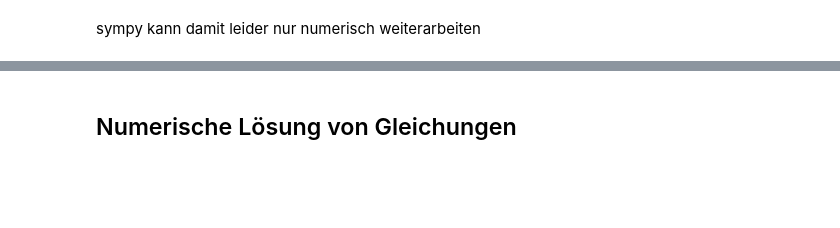
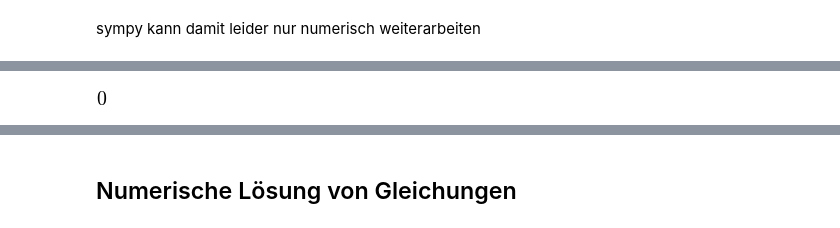
Before and after one commit to Ruediger-Braun/compana16, a Jupyter notebook: Lektion05.ipynb, the cells around one changed output, grey strips where cells are left out. Drawn from its saved outputs; the diff is of its cells as text; code cells hidden in the pictures; blank space fills up the shorter version.

```diff
--- a/Lektion05.ipynb
+++ b/Lektion05.ipynb
@@ -84,4 +110,6 @@ print([l.n() for l in Lsg])
 # %%
-f.subs(x, list(rlsg)[0])
+f.subs(x, list(rlsg)[0]).expand(trig=True).trigsimp()
+# %% [output]
+[figure, added]
 # %%
 [f.subs(x, x0).expand(trig=True).trigsimp() for x0 in rlsg]
```
Also changed, not shown: parts of 35 cells of this notebook.
